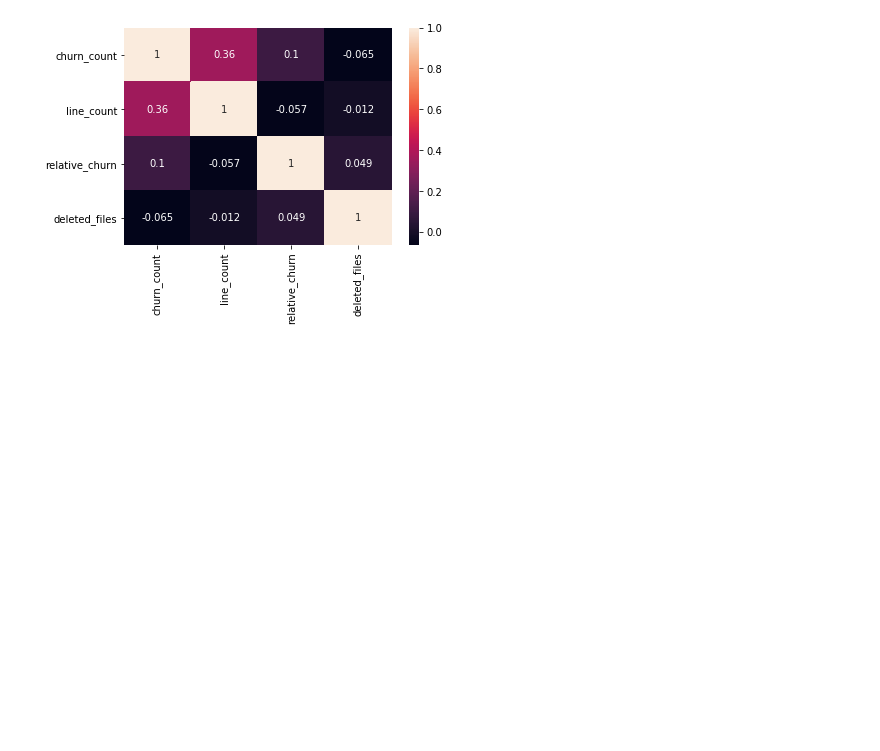
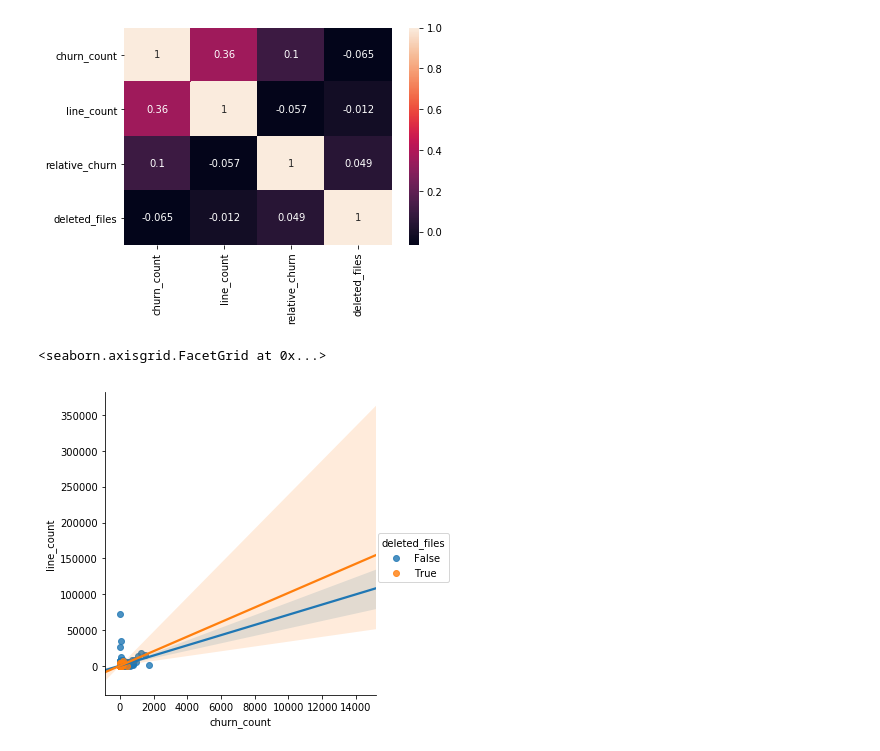
Before and after one commit to noahgift/devml, a Jupyter notebook: notebooks/repo_file_exploration.ipynb, the cells around one changed output. Cells and saved outputs as stored; diff of their text form; code cells hidden in the pictures; blank space fills up the shorter version.

```diff
--- a/notebooks/repo_file_exploration.ipynb
+++ b/notebooks/repo_file_exploration.ipynb
@@ -155,3 +164,8 @@ sns.heatmap(metadata_df.corr(), annot=True)
 # %% [output]
 <matplotlib.axes._subplots.AxesSubplot at 0x...>
 [figure]
+# %%
+sns.lmplot(x="churn_count", y="line_count", hue="deleted_files", data=metadata_df)
+# %% [output]
+<seaborn.axisgrid.FacetGrid at 0x...>
+[figure, added]
```
Also changed, not shown: parts of 5 cells of this notebook, 1 other file.
